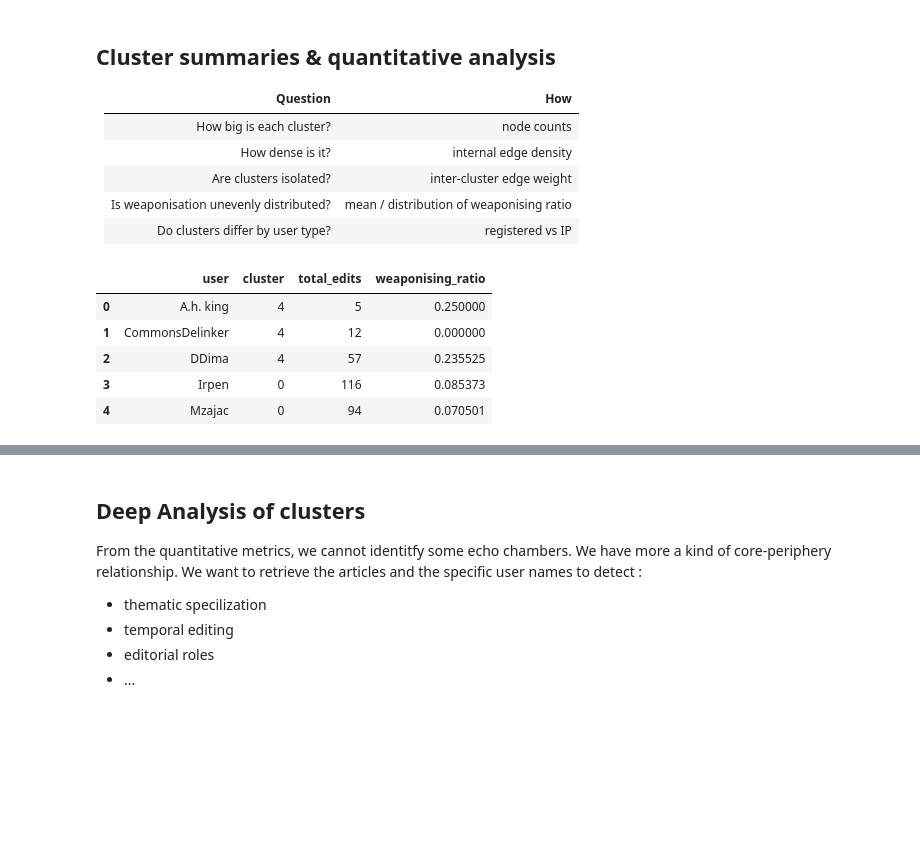
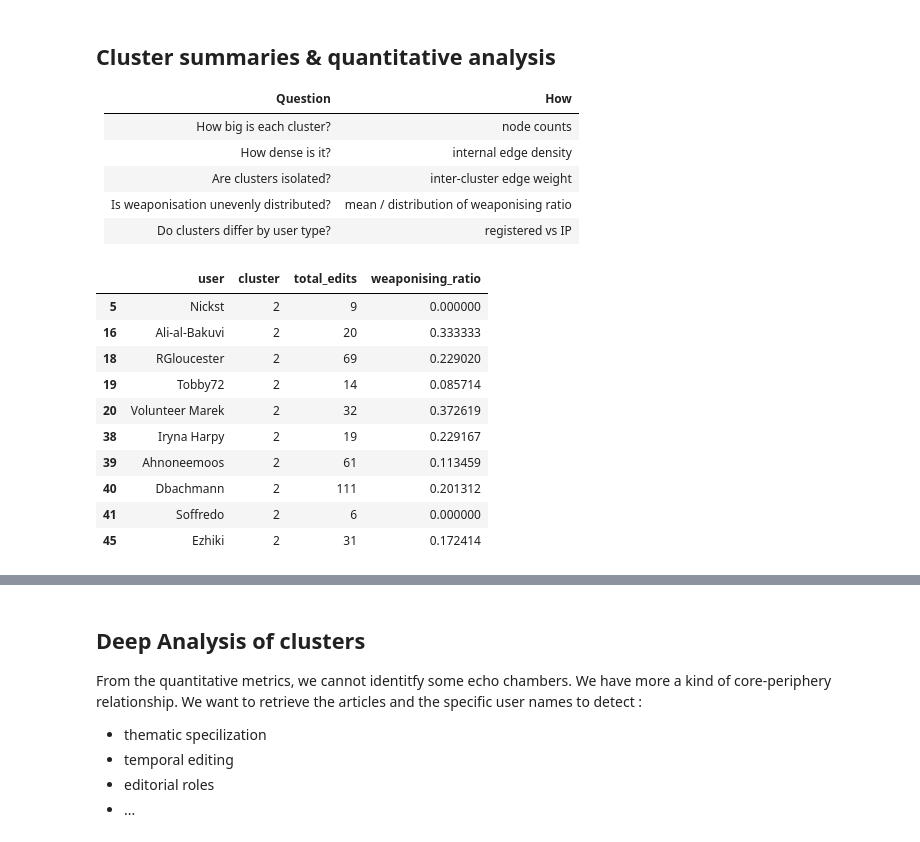
Before and after one commit to dh-epfl-students/dhlab-cultural-weaponisation-ukraine-benchmark, a Jupyter notebook: notebooks/graph_leiden_analysis.ipynb, the cells around one changed output, grey strips where cells are left out. Drawn from its saved outputs; the diff is of its cells as text; code cells hidden in the pictures; blank space fills up the shorter version.

```diff
--- a/notebooks/graph_leiden_analysis.ipynb
+++ b/notebooks/graph_leiden_analysis.ipynb
@@ -136,23 +136,26 @@ print("✅ Graph exported")
 | Is weaponisation unevenly distributed? | mean / distribution of weaponising ratio |
 | Do clusters differ by user type?       | registered vs IP                         |
 # %%
-import pandas as pd
-
 nodes_df = pd.DataFrame({
     "user": g.vs["name"],
     "cluster": g.vs["cluster"],
     "total_edits": g.vs["total_edits"],
     "weaponising_ratio": g.vs["weaponising_ratio"]
 })
 
-nodes_df.head()
+nodes_df[nodes_df['cluster'] == 2]
 # %% [output]
 |  | user | cluster | total_edits | weaponising_ratio |
-| 0 | A.h. king | 4 | 5 | 0.250000 |
-| 1 | CommonsDelinker | 4 | 12 | 0.000000 |
-| 2 | DDima | 4 | 57 | 0.235525 |
-| 3 | Irpen | 0 | 116 | 0.085373 |
-| 4 | Mzajac | 0 | 94 | 0.070501 |
+| 5 | Nickst | 2 | 9 | 0.000000 |
+| 16 | Ali-al-Bakuvi | 2 | 20 | 0.333333 |
+| 18 | RGloucester | 2 | 69 | 0.229020 |
+| 19 | Tobby72 | 2 | 14 | 0.085714 |
+| 20 | Volunteer Marek | 2 | 32 | 0.372619 |
+| 38 | Iryna Harpy | 2 | 19 | 0.229167 |
+| 39 | Ahnoneemoos | 2 | 61 | 0.113459 |
+| 40 | Dbachmann | 2 | 111 | 0.201312 |
+| 41 | Soffredo | 2 | 6 | 0.000000 |
+| 45 | Ezhiki | 2 | 31 | 0.172414 |
 # %%
 # cluster size + activity volume
 
```
Also changed, not shown: parts of 9 cells of this notebook.
